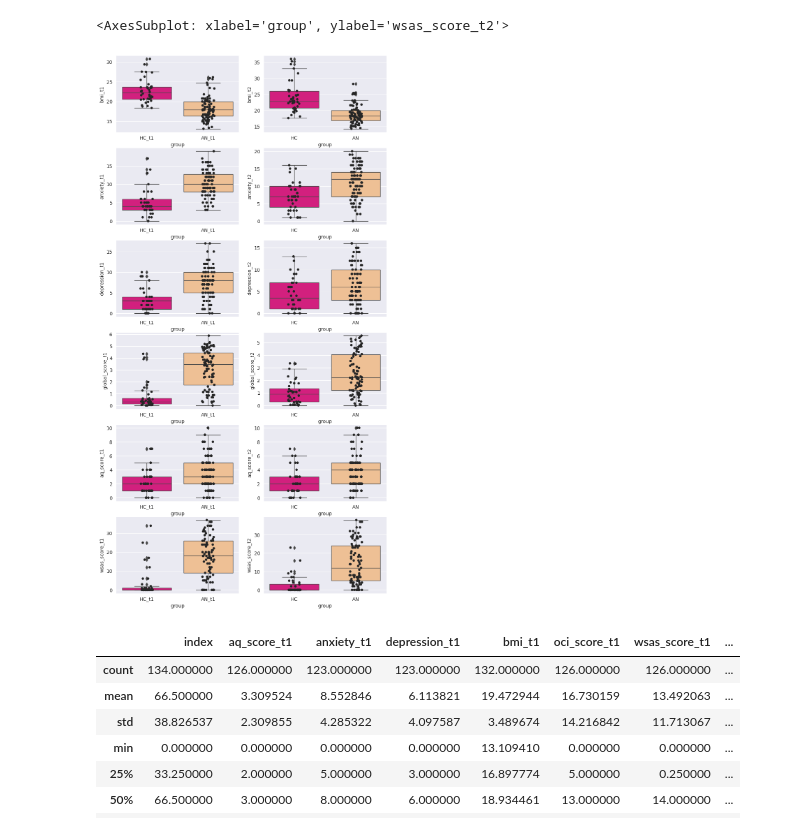
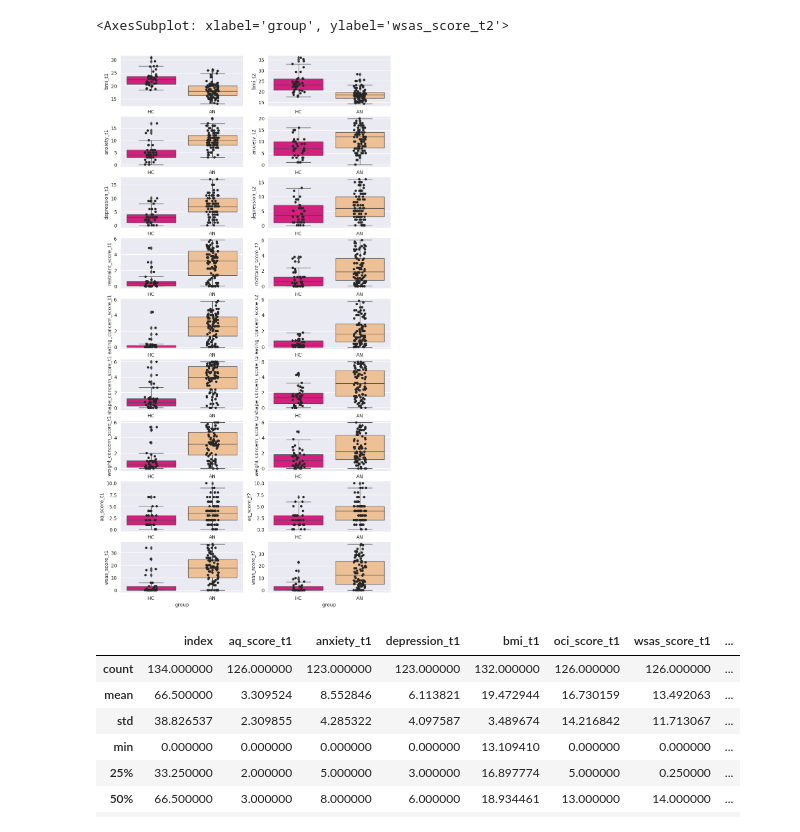
Before and after one commit to WMDA/BB_data, a Jupyter notebook: BB_data/analysis_scripts/data_exploration.ipynb, the cells around one changed output. Cells and saved outputs as stored; diff of their text form; code cells hidden in the pictures.

```diff
--- a/BB_data/analysis_scripts/data_exploration.ipynb
+++ b/BB_data/analysis_scripts/data_exploration.ipynb
@@ -30,37 +6,61 @@ dtype: int64
+# %%
+data = load_data('BEACON', 'imputated_combined_data')
+t1_df = data[['G_Number', 'aq_score_t1', 'anxiety_t1', 'depression_t1',
+       'bmi_t1', 'oci_score_t1', 'wsas_score_t1', 'restraint_score_t1',
+       'eating_concern_score_t1', 'shape_concern_score_t1',
+       'weight_concern_score_t1', 'group']]
+t2_df = data[[ 'B_Number', 'aq_score_t2', 'anxiety_t2', 'depression_t2', 'bmi_t2', 'oci_score_t2',
+       'wsas_score_t2', 'restraint_score_t2', 'eating_concern_score_t2',
+       'shape_concern_score_t2', 'weight_concern_score_t2', 'group']]
 # %%
-fig,ax = plt.subplots(6,2, figsize=(10,20))
+fig,ax = plt.subplots(9,2, figsize=(10,20))
 sns.boxplot(x='group', y='bmi_t1', data=t1_df, linewidth=1, palette='Accent_r', ax=ax[0][0])
 sns.stripplot(x="group", y="bmi_t1", data=t1_df, color=".15", ax=ax[0][0])
 sns.boxplot(x='group', y='bmi_t2', data=t2_df, linewidth=1, palette='Accent_r', ax=ax[0][1])
 sns.stripplot(x="group", y="bmi_t2", data=t2_df, color=".15", ax=ax[0][1])
 
 sns.boxplot(x='group', y='anxiety_t1', data=t1_df, linewidth=1, palette='Accent_r', ax=ax[1][0])
 sns.stripplot(x="group", y="anxiety_t1", data=t1_df, color=".15", ax=ax[1][0])
 sns.boxplot(x='group', y='anxiety_t2', data=t2_df, linewidth=1, palette='Accent_r', ax=ax[1][1])
 sns.stripplot(x="group", y="anxiety_t2", data=t2_df, color=".15", ax=ax[1][1])
 
 sns.boxplot(x='group', y='depression_t1', data=t1_df, linewidth=1, palette='Accent_r', ax=ax[2][0])
 sns.stripplot(x="group", y="depression_t1", data=t1_df, color=".15", ax=ax[2][0])
 sns.boxplot(x='group', y='depression_t2', data=t2_df, linewidth=1, palette='Accent_r', ax=ax[2][1])
 sns.stripplot(x="group", y="depression_t2", data=t2_df, color=".15", ax=ax[2][1])
 
-sns.boxplot(x='group', y='global_score_t1', data=t1_df, linewidth=1, palette='Accent_r', ax=ax[3][0])
-sns.stripplot(x="group", y="global_score_t1", data=t1_df, color=".15", ax=ax[3][0])
-sns.boxplot(x='group', y='global_score_t2', data=t2_df, linewidth=1, palette='Accent_r', ax=ax[3][1])
-sns.stripplot(x="group", y="global_score_t2", data=t2_df, color=".15", ax=ax[3][1])
+sns.boxplot(x='group', y='restraint_score_t1', data=t1_df, linewidth=1, palette='Accent_r', ax=ax[3][0])
+sns.stripplot(x="group", y="restraint_score_t1", data=t1_df, color=".15", ax=ax[3][0])
+sns.boxplot(x='group', y='restraint_score_t2', data=t2_df, linewidth=1, palette='Accent_r', ax=ax[3][1])
+sns.stripplot(x="group", y="restraint_score_t2", data=t2_df, color=".15", ax=ax[3][1])
 
-sns.boxplot(x='group', y='aq_score_t1', data=t1_df, linewidth=1, palette='Accent_r', ax=ax[4][0])
-sns.stripplot(x="group", y="aq_score_t1", data=t1_df, color=".15", ax=ax[4][0])
-sns.boxplot(x='group', y='aq_score_t2', data=t2_df, linewidth=1, palette='Accent_r', ax=ax[4][1])
-sns.stripplot(x="group", y="aq_score_t2", data=t2_df, color=".15", ax=ax[4][1])
+sns.boxplot(x='group', y='eating_concern_score_t1', data=t1_df, linewidth=1, palette='Accent_r', ax=ax[4][0])
+sns.stripplot(x="group", y="eating_concern_score_t1", data=t1_df, color=".15", ax=ax[4][0])
+sns.boxplot(x='group', y='eating_concern_score_t2', data=t2_df, linewidth=1, palette='Accent_r', ax=ax[4][1])
+sns.stripplot(x="group", y="eating_concern_score_t2", data=t2_df, color=".15", ax=ax[4][1])
 
-sns.boxplot(x='group', y='wsas_score_t1', data=t1_df, linewidth=1, palette='Accent_r', ax=ax[5][0])
-sns.stripplot(x="group", y="wsas_score_t1", data=t1_df, color=".15", ax=ax[5][0])
-sns.boxplot(x='group', y='wsas_score_t2', data=t2_df, linewidth=1, palette='Accent_r', ax=ax[5][1])
-sns.stripplot(x="group", y="wsas_score_t2", data=t2_df, color=".15", ax=ax[5][1])
+sns.boxplot(x='group', y='shape_concern_score_t1', data=t1_df, linewidth=1, palette='Accent_r', ax=ax[5][0])
+sns.stripplot(x="group", y="shape_concern_score_t1", data=t1_df, color=".15", ax=ax[5][0])
+sns.boxplot(x='group', y='shape_concern_score_t2', data=t2_df, linewidth=1, palette='Accent_r', ax=ax[5][1])
+sns.stripplot(x="group", y="shape_concern_score_t2", data=t2_df, color=".15", ax=ax[5][1])
+
+sns.boxplot(x='group', y='weight_concern_score_t1', data=t1_df, linewidth=1, palette='Accent_r', ax=ax[6][0])
+sns.stripplot(x="group", y="weight_concern_score_t1", data=t1_df, color=".15", ax=ax[6][0])
+sns.boxplot(x='group', y='weight_concern_score_t2', data=t2_df, linewidth=1, palette='Accent_r', ax=ax[6][1])
+sns.stripplot(x="group", y="weight_concern_score_t2", data=t2_df, color=".15", ax=ax[6][1])
+
+sns.boxplot(x='group', y='aq_score_t1', data=t1_df, linewidth=1, palette='Accent_r', ax=ax[7][0])
+sns.stripplot(x="group", y="aq_score_t1", data=t1_df, color=".15", ax=ax[7][0])
+sns.boxplot(x='group', y='aq_score_t2', data=t2_df, linewidth=1, palette='Accent_r', ax=ax[7][1])
+sns.stripplot(x="group", y="aq_score_t2", data=t2_df, color=".15", ax=ax[7][1])
+
+sns.boxplot(x='group', y='wsas_score_t1', data=t1_df, linewidth=1, palette='Accent_r', ax=ax[8][0])
+sns.stripplot(x="group", y="wsas_score_t1", data=t1_df, color=".15", ax=ax[8][0])
+sns.boxplot(x='group', y='wsas_score_t2', data=t2_df, linewidth=1, palette='Accent_r', ax=ax[8][1])
+sns.stripplot(x="group", y="wsas_score_t2", data=t2_df, color=".15", ax=ax[8][1])
 # %% [output]
 <AxesSubplot: xlabel='group', ylabel='wsas_score_t2'>
-[figure, old version]
+[figure, new version]
 # %%
 t1_df.describe()
 # %% [output]
```
Also changed, not shown: parts of 2 cells of this notebook, 3 other files.
